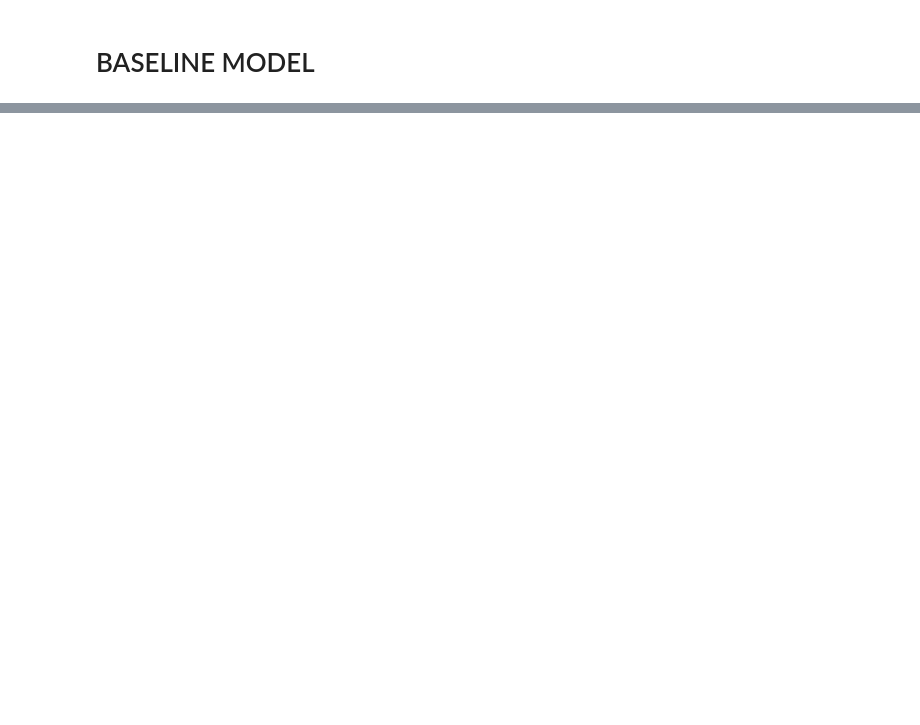
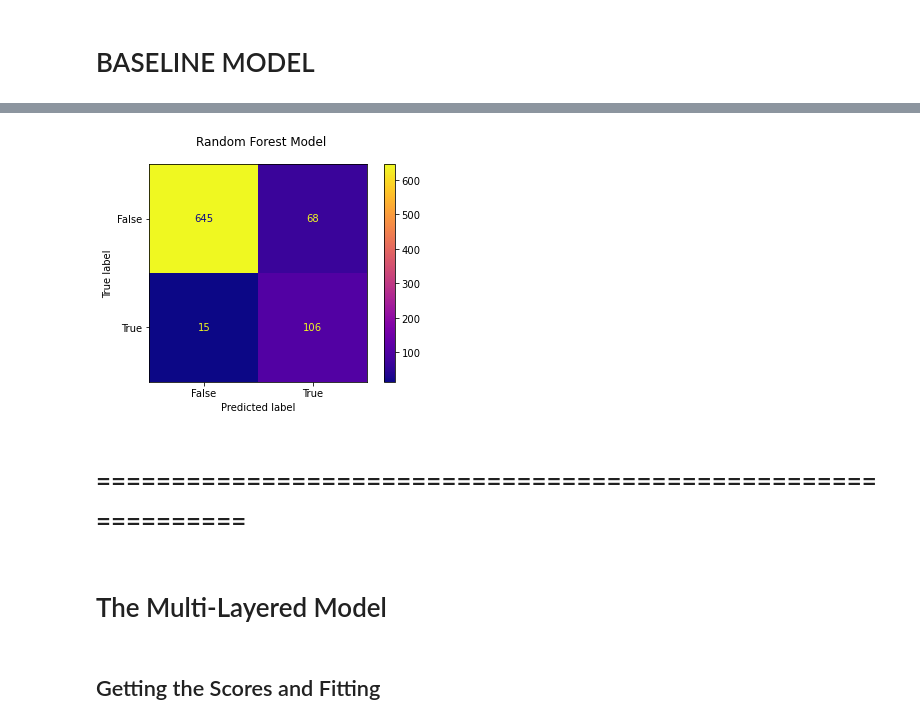
Before and after one commit to pleasecallmejax/Churn-Telecom-Modeling-Projects, a Jupyter notebook: Syriatel_notebook.ipynb, the cells around one changed output, grey strips where cells are left out. Drawn from its saved outputs; the diff is of its cells as text; code cells hidden in the pictures; blank space fills up the shorter version.

```diff
--- a/Syriatel_notebook.ipynb
+++ b/Syriatel_notebook.ipynb
@@ -380,0 +346,9 @@ X_train, X_test, y_train, y_test = train_test_split(X, y, random_state=30, strat
+# %%
+params = {
+    'rft__max_depth': [5,6],
+    'rft__max_features': [11,12],
+    'rft__min_samples_leaf': [4,5],
+    'rft__min_samples_split': [10,11],
+    'rft__n_estimators': [58, 75],
+
+}
@@ -380,0 +357,2 @@ X_train, X_test, y_train, y_test = train_test_split(X, y, random_state=30, strat
+# %%
+grid_pipe = GridSearchCV(our_pipe, params, n_jobs = -1, verbose=3, cv=2)
@@ -380,0 +361,2 @@ X_train, X_test, y_train, y_test = train_test_split(X, y, random_state=30, strat
+# %%
+grid_pipe.fit(X_train, y_train)
@@ -380,0 +440,2 @@ X_train, X_test, y_train, y_test = train_test_split(X, y, random_state=30, strat
+# %%
+grid_pipe = grid_pipe.best_estimator_
@@ -380,0 +526,5 @@ X_train, X_test, y_train, y_test = train_test_split(X, y, random_state=30, strat
+# %%
+fig, ax = plt.subplots()
+fig.suptitle("Random Forest Model")
+plot_confusion_matrix(grid_pipe, X_test, y_test, ax=ax, cmap="plasma");
+# %% [output]
@@ -380,0 +534,5 @@ X_train, X_test, y_train, y_test = train_test_split(X, y, random_state=30, strat
+[figure, added]
+# %% [markdown]
+# ==============================================================
+# %% [markdown]
+# The Multi-Layered Model
@@ -380,0 +582,2 @@ X_train, X_test, y_train, y_test = train_test_split(X, y, random_state=30, strat
+# %% [markdown]
+## Getting the Scores and Fitting
```
Also changed, not shown: parts of 90 cells of this notebook.
